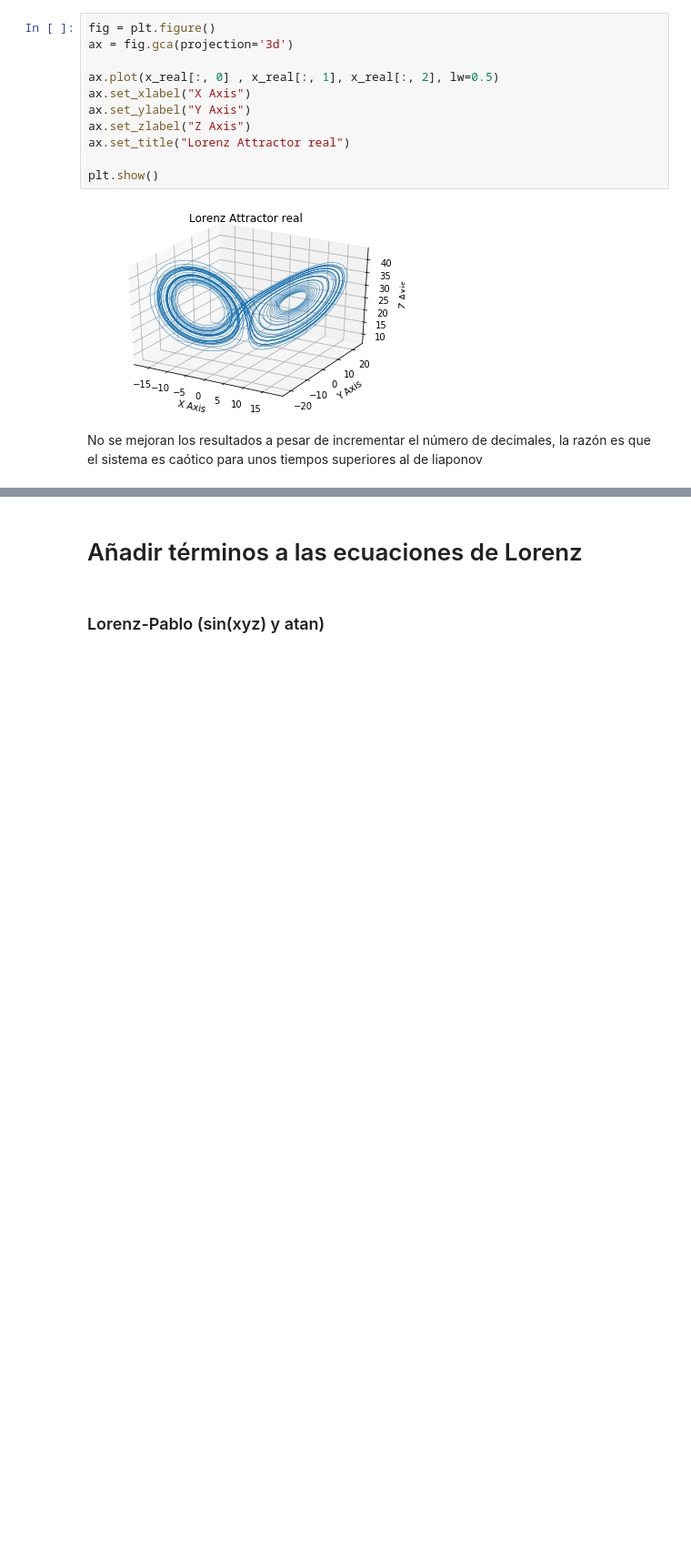
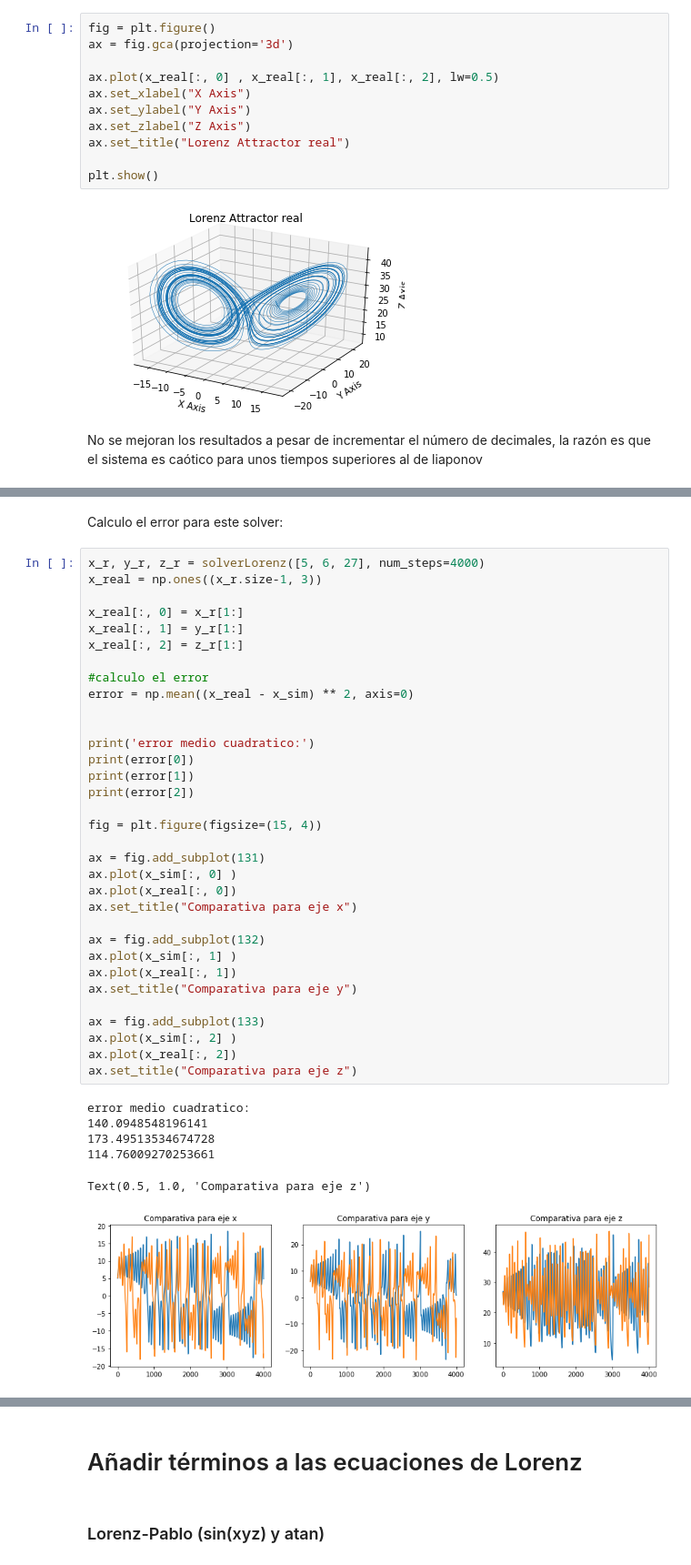
Before and after one commit to meridiaz/id-dispersa-aeronaves, a Jupyter notebook: lorenz/Ejercicio detractor Lorenz.ipynb, the cells around one changed output, grey strips where cells are left out. Shown at 91% size. Drawn from its saved outputs; the diff is of its cells as text; blank space fills up the shorter version.

```diff
--- a/lorenz/Ejercicio detractor Lorenz.ipynb
+++ b/lorenz/Ejercicio detractor Lorenz.ipynb
@@ -217,0 +415,42 @@ No se mejoran los resultados a pesar de incrementar el número de decimales, la
+# %% [markdown]
+Calculo el error para este solver:
+# %%
+x_r, y_r, z_r = solverLorenz([5, 6, 27], num_steps=4000)
+x_real = np.ones((x_r.size-1, 3))
+
+x_real[:, 0] = x_r[1:]
+x_real[:, 1] = y_r[1:]
+x_real[:, 2] = z_r[1:]
+
+#calculo el error
+error = np.mean((x_real - x_sim) ** 2, axis=0)
+
+
+print('error medio cuadratico:')
+print(error[0])
+print(error[1])
+print(error[2])
+
+fig = plt.figure(figsize=(15, 4))
+
+ax = fig.add_subplot(131)
+ax.plot(x_sim[:, 0] )
+ax.plot(x_real[:, 0])
+ax.set_title("Comparativa para eje x")
+
+ax = fig.add_subplot(132)
+ax.plot(x_sim[:, 1] )
+ax.plot(x_real[:, 1])
+ax.set_title("Comparativa para eje y")
+
+ax = fig.add_subplot(133)
+ax.plot(x_sim[:, 2] )
+ax.plot(x_real[:, 2])
+ax.set_title("Comparativa para eje z")
+# %% [output]
+error medio cuadratico:
+140.0948548196141
+173.49513534674728
+114.76009270253661
+Text(0.5, 1.0, 'Comparativa para eje z')
+[figure, added]
```
Also changed, not shown: parts of 30 cells of this notebook.
